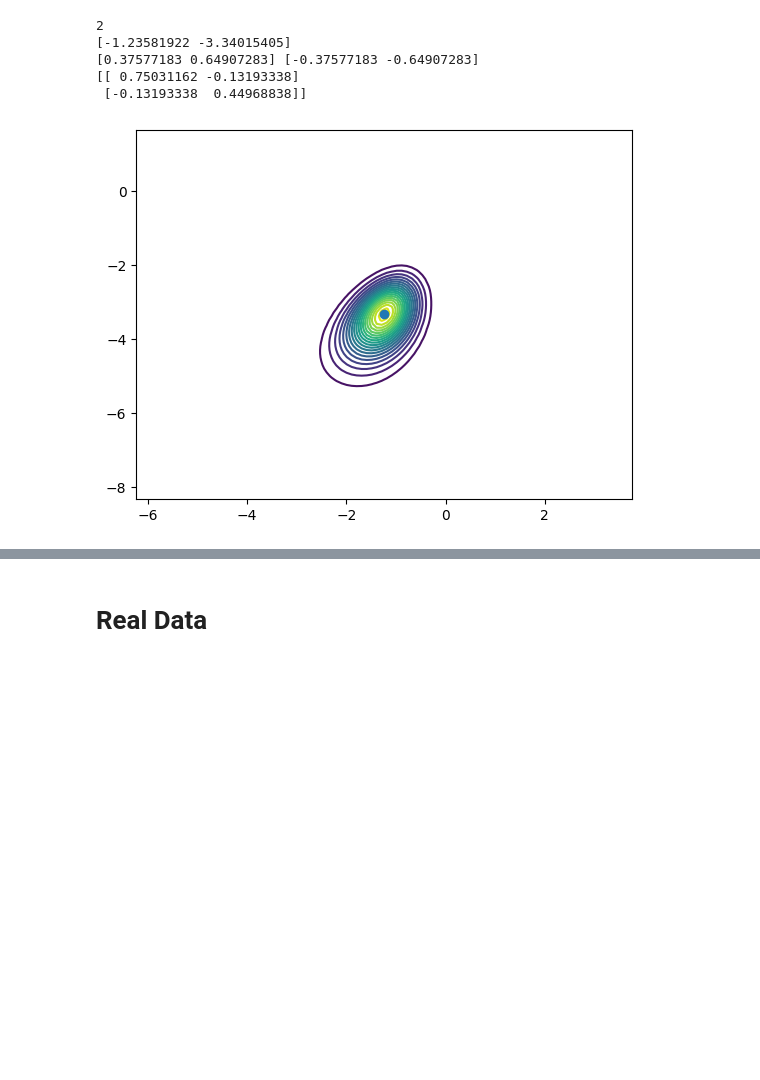
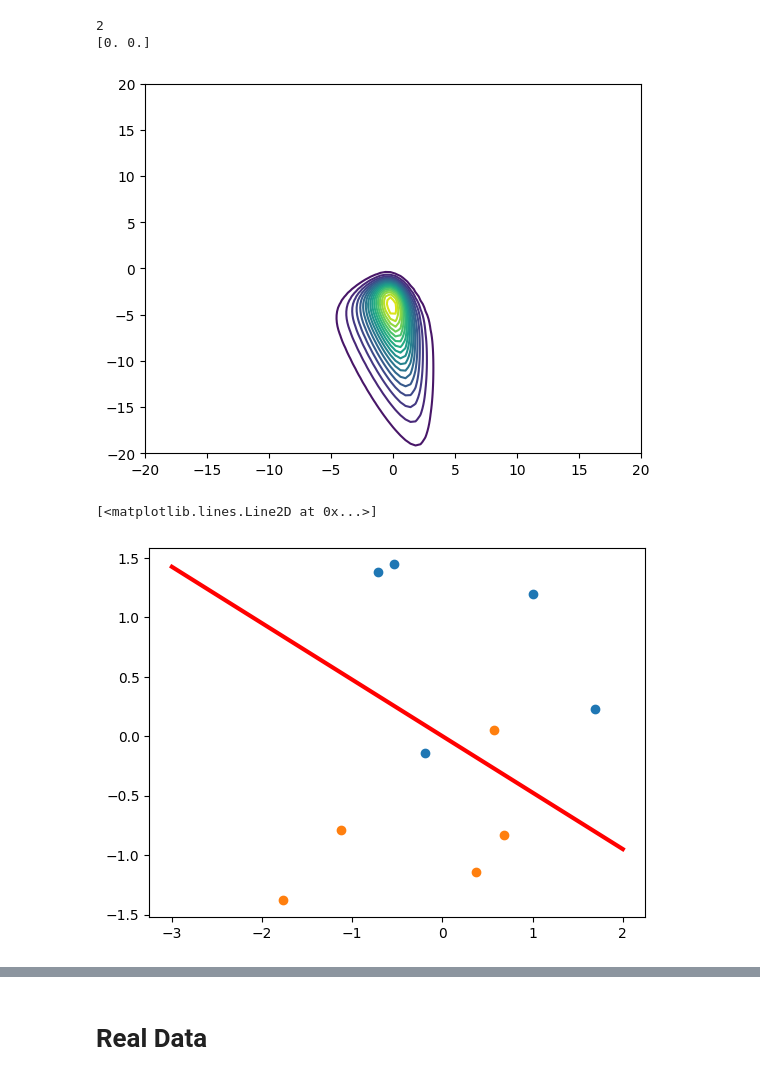
Before and after one commit to margueritetalamon/VI-MIG, a Jupyter notebook: log_reg.ipynb, the cells around one changed output, grey strips where cells are left out. Saved outputs shown, nothing was run; the diff lists cells and outputs as text; code cells hidden in the pictures; blank space fills up the shorter version.

Commit message:
adding prior to logreg

```diff
--- a/log_reg.ipynb
+++ b/log_reg.ipynb
@@ -1,61 +1,40 @@
 # %%
 from src_bis.target import Target
-from src_bis.optim import VI_IGMM
+from src_bis.optim import VI_GMM
 
 import numpy as np
 from matplotlib  import pyplot as plt
 from einops import rearrange
 import math
 from scipy.optimize import minimize
 
 
 d = 2
 
-target = Target("logreg", d, n_samples = 100,  meanShift=1.5 )
+target = Target(name = "logreg",d =  d, n_samples = 10,  meanShift=1.5, prior_eps=100 )
 
 def objective(theta):
-        return -target.model.unormalized_logpdf(theta[None])
+        return -target.model.prob(theta[None])
 
 
 theta0 = np.zeros( target.model.X.shape[1])
 mode = minimize(objective, theta0 ).x
 print(mode)
 
-print(target.model.mean0,target.model.mean1 )
-print(target.model.cov)
+ax = target.plot(20)
+z = 2*np.linalg.inv(target.model.cov)@target.model.mean1
+plt.show()
 
-grid_size = 100
-radius =  5
-center = mode
-x = np.linspace(center[0] - radius, center[0]+radius,  grid_size)
-y = np.linspace(center[1] - radius, center[1]+radius, grid_size)
-dx = x[1] - x[0]
-dy = y[1] - y[0]
-
-X, Y = np.meshgrid(x, y)
-pos = np.dstack((X, Y))
-pos = rearrange(pos, "h w d -> (h w) d")
-Z = target.model.unormalized_logpdf(pos)
-Z = np.exp(rearrange(Z, "(h w) -> h w", h = grid_size))
-fig, ax = plt.subplots()
-ax.contour(X, Y, Z/Z.sum(), levels=20, cmap="viridis", zorder=1,   \
-           extent=(X[0,0],X[0,-1],Y[0,0],Y[-1,0]))
-ax.scatter(mode[0], mode[1])
-z = 2*np.linalg.inv(target.model.cov)@target.model.mean1
-# ax.scatter(target.model.mean0[0], target.model.mean0[1])
-#  x = np.linspace(-bound, bound, grid_size)
-#                 y = np.linspace(-bound, bound, grid_size)
-#                 X, Y = np.meshgrid(x, y)
-#                 pos = np.dstack((X, Y))[:, :, None, :]
-#                 Z = self.model.prob(pos)
-#                 ax.contour(X, Y, Z, levels=10, cmap="viridis")
-#                 self.contours = (X,Y,Z)
+plt.scatter(target.model.X[:,0][target.model.y == 0], target.model.X[:,1][target.model.y == 0])
+plt.scatter(target.model.X[:,0][target.model.y == 1], target.model.X[:,1][target.model.y == 1])
+x = np.arange(-3,3)
+y = -x*z[0]/z[1]
+plt.plot(x, y , color = "r", lw = 3)
 # %% [output]
 2
-[-1.23581922 -3.34015405]
-[0.37577183 0.64907283] [-0.37577183 -0.64907283]
-[[ 0.75031162 -0.13193338]
- [-0.13193338  0.44968838]]
+[0. 0.]
-[figure, old version]
+[figure, new version]
+[<matplotlib.lines.Line2D at 0x...>]
+[figure, added]
 # %%
 
```
Also changed, not shown: parts of 22 cells of this notebook, 3 other files.
